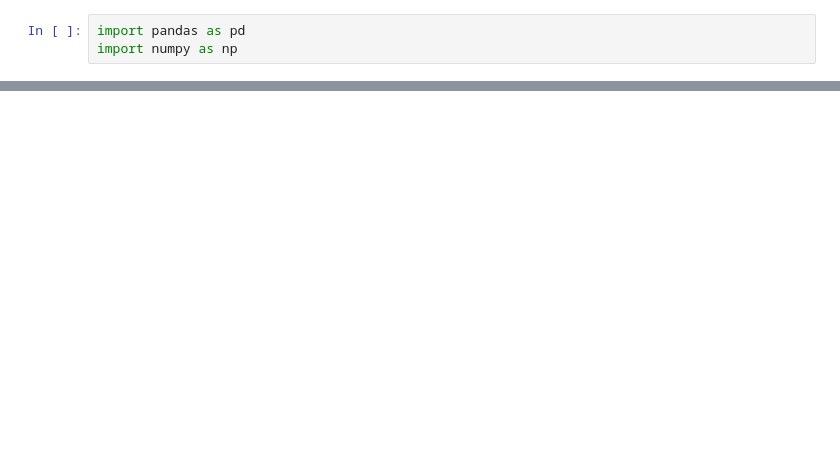
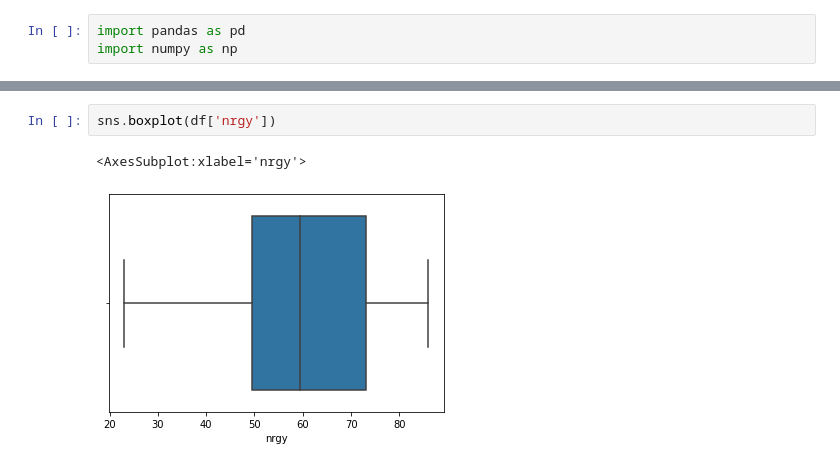
Before and after one commit to hallwack/pembelajaran-mesin, a Jupyter notebook: tugas-1/tugas-praktikum-1.ipynb, the cells around one changed output, grey strips where cells are left out. Drawn from its saved outputs; the diff is of its cells as text; blank space fills up the shorter version.

```diff
--- a/tugas-1/tugas-praktikum-1.ipynb
+++ b/tugas-1/tugas-praktikum-1.ipynb
@@ -30,0 +170,5 @@ df = pd.read_csv(path)
+# %%
+sns.boxplot(df['nrgy'])
+# %% [output]
+<AxesSubplot:xlabel='nrgy'>
+[figure, added]
```
Also changed, not shown: parts of 12 cells of this notebook, 2 other files.
